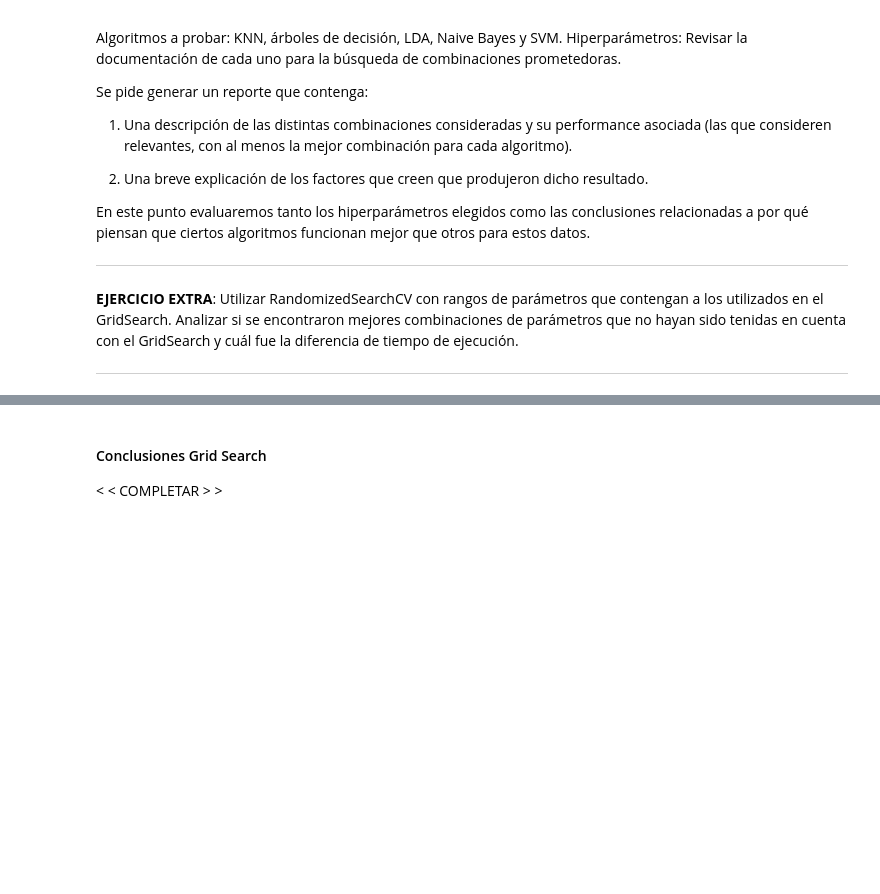
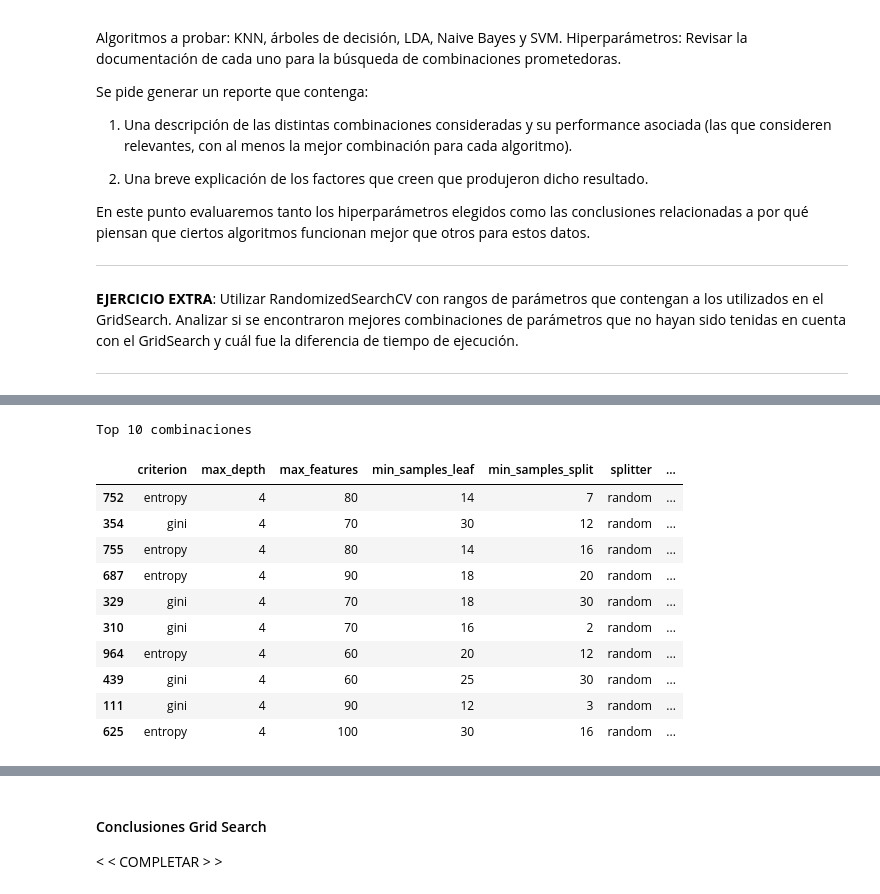
Before and after one commit to jlassa/TP1---aa, a Jupyter notebook: TP1.ipynb, the cells around one changed output, grey strips where cells are left out. Drawn from its saved outputs; the diff is of its cells as text; code cells hidden in the pictures; blank space fills up the shorter version.

```diff
--- a/TP1.ipynb
+++ b/TP1.ipynb
@@ -265,0 +452,28 @@ def top_resultados(grid, top=5):
+# %%
+##### DT ITERATION 2
+dt_grid_parameters = {
+    'criterion': ['gini', 'entropy'],
+    'splitter': ['random'],
+    'max_depth':[4],
+    'min_samples_split': [2, 3, 7, 9, 12, 16, 18, 20, 25, 30],
+    'min_samples_leaf': [1, 10, 12, 14, 16, 18, 20, 25, 30],
+    'max_features': [100, 90, 80, 70, 60, 50]
+}
+np.random.seed(1234)
+cv = sklearn.model_selection.StratifiedKFold(n_splits=5 , shuffle=True)
+grid = GridSearchCV(DecisionTreeClassifier(), param_grid=dt_grid_parameters, cv=cv, scoring='roc_auc')
+grid.fit(X_dev_np, y_dev_np)
+top_resultados(grid)
+# %% [output]
+Top 10 combinaciones
+|  | criterion | max_depth | max_features | min_samples_leaf | min_samples_split | splitter | ... |
+| 752 | entropy | 4 | 80 | 14 | 7 | random | ... |
+| 354 | gini | 4 | 70 | 30 | 12 | random | ... |
+| 755 | entropy | 4 | 80 | 14 | 16 | random | ... |
+| 687 | entropy | 4 | 90 | 18 | 20 | random | ... |
+| 329 | gini | 4 | 70 | 18 | 30 | random | ... |
+| 310 | gini | 4 | 70 | 16 | 2 | random | ... |
+| 964 | entropy | 4 | 60 | 20 | 12 | random | ... |
+| 439 | gini | 4 | 60 | 25 | 30 | random | ... |
+| 111 | gini | 4 | 90 | 12 | 3 | random | ... |
+| 625 | entropy | 4 | 100 | 30 | 16 | random | ... |
```
Also changed, not shown: parts of 12 cells of this notebook.
